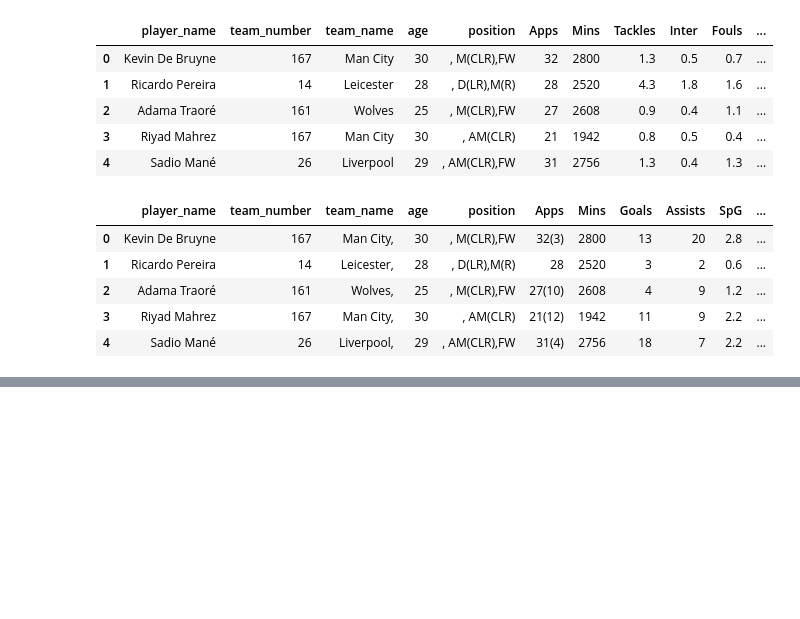
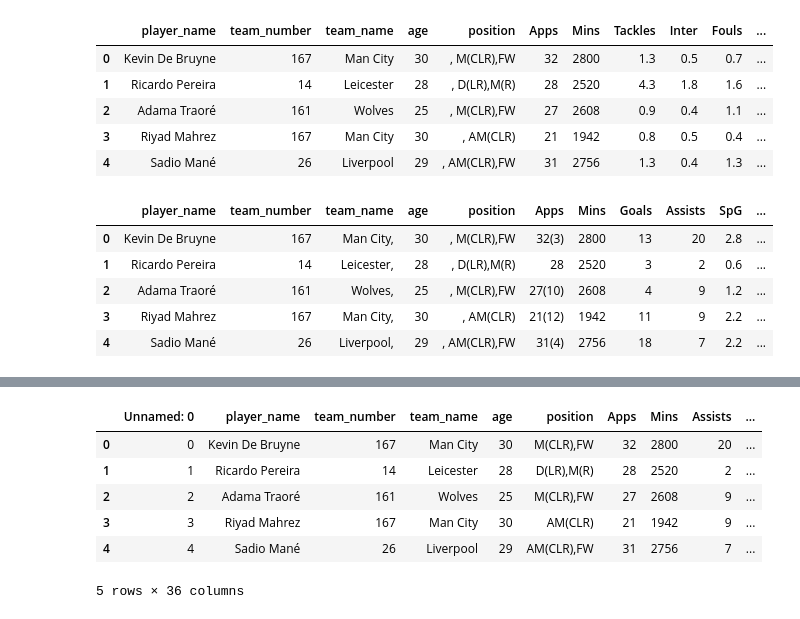
Before and after one commit to jmlee8939/whoscored_crawling, a Jupyter notebook: seasonal player data.ipynb, the cells around one changed output, grey strips where cells are left out. Saved outputs shown, nothing was run; the diff lists cells and outputs as text; code cells hidden in the pictures; blank space fills up the shorter version.

```diff
--- a/seasonal player data.ipynb
+++ b/seasonal player data.ipynb
@@ -565,5 +558,15 @@ defensive=pd.read_csv('PL_player_defensive_1920.csv')
 # %%
 PL_player_1920 = pd.merge(pd.merge(passing,summary), pd.merge(offensive,defensive))
 PL_player_1920['position'] = list(map(lambda x: x.split(' ')[1],list(PL_player_1920['position'])))
+# %%
+PL_player_1920.head()
+# %% [output]
+|  | Unnamed: 0 | player_name | team_number | team_name | age | position | Apps | Mins | Assists | ... |
+| 0 | 0 | Kevin De Bruyne | 167 | Man City | 30 | M(CLR),FW | 32 | 2800 | 20 | ... |
+| 1 | 1 | Ricardo Pereira | 14 | Leicester | 28 | D(LR),M(R) | 28 | 2520 | 2 | ... |
+| 2 | 2 | Adama Traoré | 161 | Wolves | 25 | M(CLR),FW | 27 | 2608 | 9 | ... |
+| 3 | 3 | Riyad Mahrez | 167 | Man City | 30 | AM(CLR) | 21 | 1942 | 9 | ... |
+| 4 | 4 | Sadio Mané | 26 | Liverpool | 29 | AM(CLR),FW | 31 | 2756 | 7 | ... |
+5 rows × 36 columns
 # %%
 PL_player_1920.iloc[:,1:].to_csv('PL_player_1920.csv')
```
Also changed, not shown: parts of 1 cell of this notebook.
